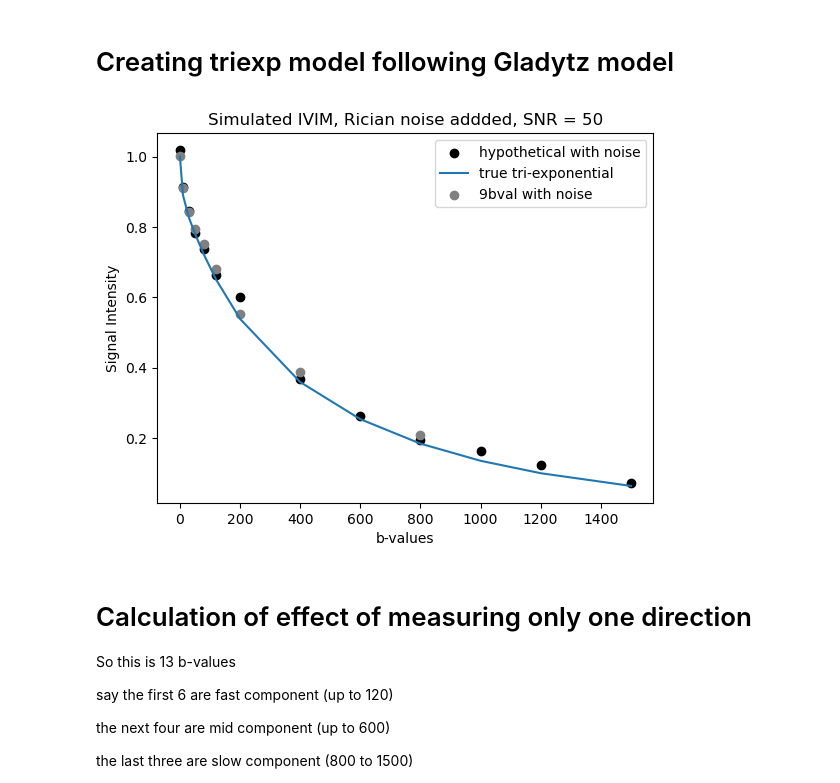
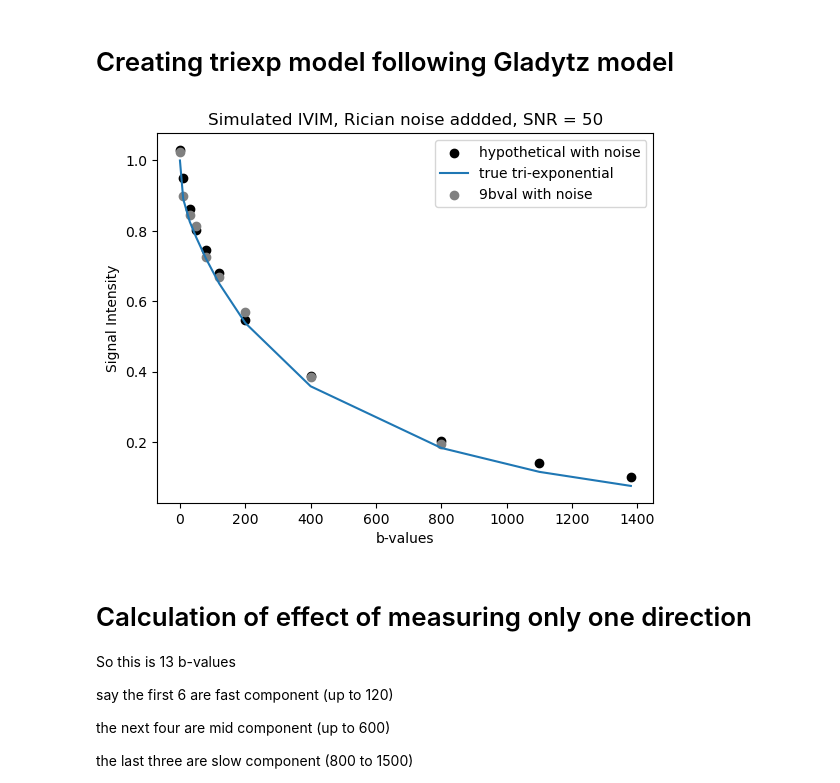
Before and after one commit to miramliu/Multiexp_Simulations_python, a Jupyter notebook: SimulationOfKidneySignal.ipynb, the cells around one changed output. Cells and saved outputs as stored; diff of their text form; code cells hidden in the pictures.

```diff
--- a/SimulationOfKidneySignal.ipynb
+++ b/SimulationOfKidneySignal.ipynb
@@ -95,38 +95,38 @@ fit the curve, and see how close it is to true tri-exponential.
 # %%
 #Diffusion Parameters (Baseline)
 diff_fast   = 0.180
 diff_med    = 0.0058 #[0.006 0.007 0.008 0.009 0.010];
 diff_slow   = 0.0015
 frac_fast   = 0.10
 frac_med    = 0.30
 frac_slow   = 0.60
 
 #hypothetical for the moment
 b_values9 = np.array([0,10,30,50,80,120,200,400,800])
-b_values = np.array([0,10,30,50,80,120,200,400,600,800,1000,1200, 1500]) # just large range 13 b values 0 - 1500
+#b_values = np.array([0,10,30,50,80,120,200,400,600,800,1000,1200, 1500]) # just large range 13 b values 0 - 1500
 
 b_values11 = np.array([0,10,30,50,80,120,200,400,800, 1100, 1380]) # medium range 11 b values 0 - 1380
 
-SI = triexp_func(b_values,frac_fast,frac_med,frac_slow,diff_fast,diff_med,diff_slow)
+SI = triexp_func(b_values11,frac_fast,frac_med,frac_slow,diff_fast,diff_med,diff_slow)
 SI_9  = triexp_func(b_values9,frac_fast,frac_med,frac_slow,diff_fast,diff_med,diff_slow)
 ## can also add noise eventually, but not right now?
 # or try adding rician from old code
 
 SI_noise = NoiseRice(SI, .02) # with SNR = 50
 
 SI_noise9 = NoiseRice(SI_9, .02) # with SNR = 50
 
-pl.scatter(b_values,SI_noise,color = 'black', label = 'hypothetical with noise')
-pl.plot(b_values,SI,label = 'true tri-exponential')
+pl.scatter(b_values11,SI_noise,color = 'black', label = 'hypothetical with noise')
+pl.plot(b_values11,SI,label = 'true tri-exponential')
 pl.title('Simulated IVIM, Rician noise addded, SNR = 50')
 pl.xlabel('b-values')
 pl.ylabel('Signal Intensity')
 
 pl.scatter(b_values9,SI_noise9,color = 'gray', label = '9bval with noise')
 pl.legend()
 pl.show()
 # %% [output]
-[figure, old version]
+[figure, new version]
 # %% [markdown]
 # Calculation of effect of measuring only one direction
 So this is 13 b-values
```
Also changed, not shown: parts of 12 cells of this notebook, 3 other files.
